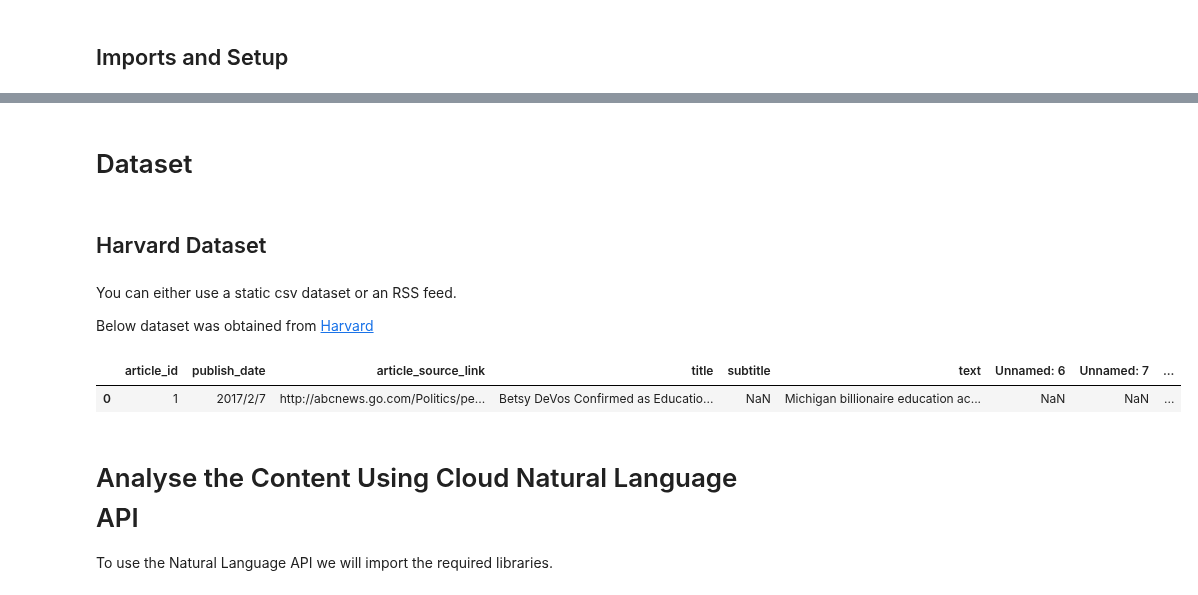
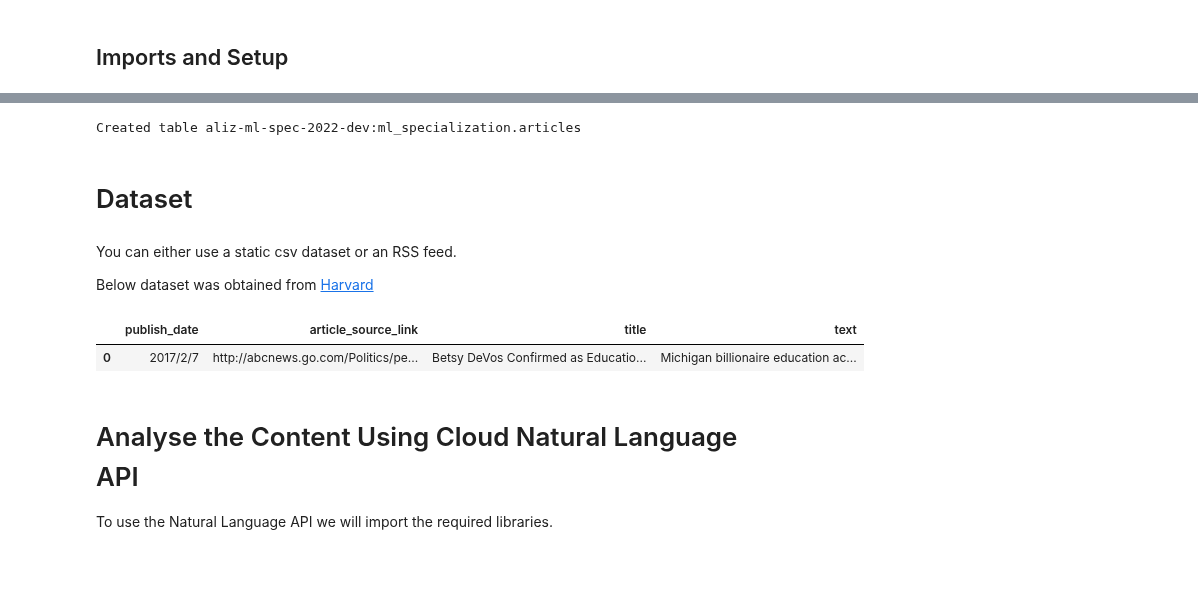
Before and after one commit to aliz-ai/ml-spec-2022, a Jupyter notebook: demo3/analyzer.ipynb, the cells around one changed output, grey strips where cells are left out. Cells and saved outputs as stored; diff of their text form; code cells hidden in the pictures; blank space fills up the shorter version.

```diff
--- a/demo3/analyzer.ipynb
+++ b/demo3/analyzer.ipynb
@@ -44,7 +50,39 @@ pd.set_option('max_colwidth', -1)
+# %%
+# Create dataset
+bq_client = bigquery.Client()
+bq_client.create_dataset(DATASET, exists_ok = True)
+dataset_ref = bigquery.DatasetReference(PROJECT, DATASET)
+
+# create date-partitioned table
+SCHEMA = [
+    bigquery.SchemaField("insert_datetime", "DATETIME", mode="NULLABLE", description="The timestamp in which this entry was inserted"),
+    bigquery.SchemaField("publish_date", "DATE", mode="NULLABLE"),
+    bigquery.SchemaField("title", "STRING", mode="NULLABLE"),
+    bigquery.SchemaField("article_source_link", "STRING", mode="NULLABLE"),
+    bigquery.SchemaField("article_sentiment", "FLOAT", mode="NULLABLE"),
+    bigquery.SchemaField("persons", "RECORD", mode="REPEATED",
+        fields=[
+            bigquery.SchemaField("name", "STRING", mode="NULLABLE"),
+            bigquery.SchemaField("wikipedia_uri", "STRING", mode="NULLABLE"),
+            bigquery.SchemaField("num_sentences", "INT64", mode="NULLABLE"),
+            bigquery.SchemaField("person_sentiment", "FLOAT", mode="NULLABLE"),
+            ])]
+DESCRIPTION = "This table stores the articles and their details, including the results from Natural Language API"
+
+table_ref = dataset_ref.table(TABLE)
+table = bigquery.Table(table_ref, schema=SCHEMA)
+table.description=DESCRIPTION
+table.time_partitioning = bigquery.TimePartitioning(
+    type_=bigquery.TimePartitioningType.DAY,
+    field="publish_date",
+)
+table = bq_client.create_table(table, exists_ok = True)
+
+print("Created table {}".format(table.full_table_id))
+# %% [output]
+Created table aliz-ml-spec-2022-dev:ml_specialization.articles
 # %% [markdown]
 # Dataset
-# %% [markdown]
-## Harvard Dataset
 # %% [markdown]
 You can either use a static csv dataset or an RSS feed.
 
@@ -52,12 +90,11 @@ Below dataset was obtained from [Harvard](https://dataverse.harvard.edu/dataset.
 # %%
 article_df = pd.read_csv("NewsArticles.csv", encoding= 'unicode_escape')
 article_df = article_df[["publish_date", "article_source_link", "title", "text"]]
 article_df.dropna(axis =0 , subset = ["text"], inplace = True)
-article_df["insert_datetime"] = pd.Timestamp.now()
 article_df.head(1)
 # %% [output]
-|  | article_id | publish_date | article_source_link | title | subtitle | text | Unnamed: 6 | Unnamed: 7 | ... |
-| 0 | 1 | 2017/2/7 | http://abcnews.go.com/Politics/pe... | Betsy DeVos Confirmed as Educatio... | NaN | Michigan billionaire education ac... | NaN | NaN | ... |
+|  | publish_date | article_source_link | title | text |
+| 0 | 2017/2/7 | http://abcnews.go.com/Politics/pe... | Betsy DeVos Confirmed as Educatio... | Michigan billionaire education ac... |
 # %% [markdown]
 # Analyse the Content Using Cloud Natural Language API
 
```
Also changed, not shown: parts of 12 cells of this notebook, 2 other files.
